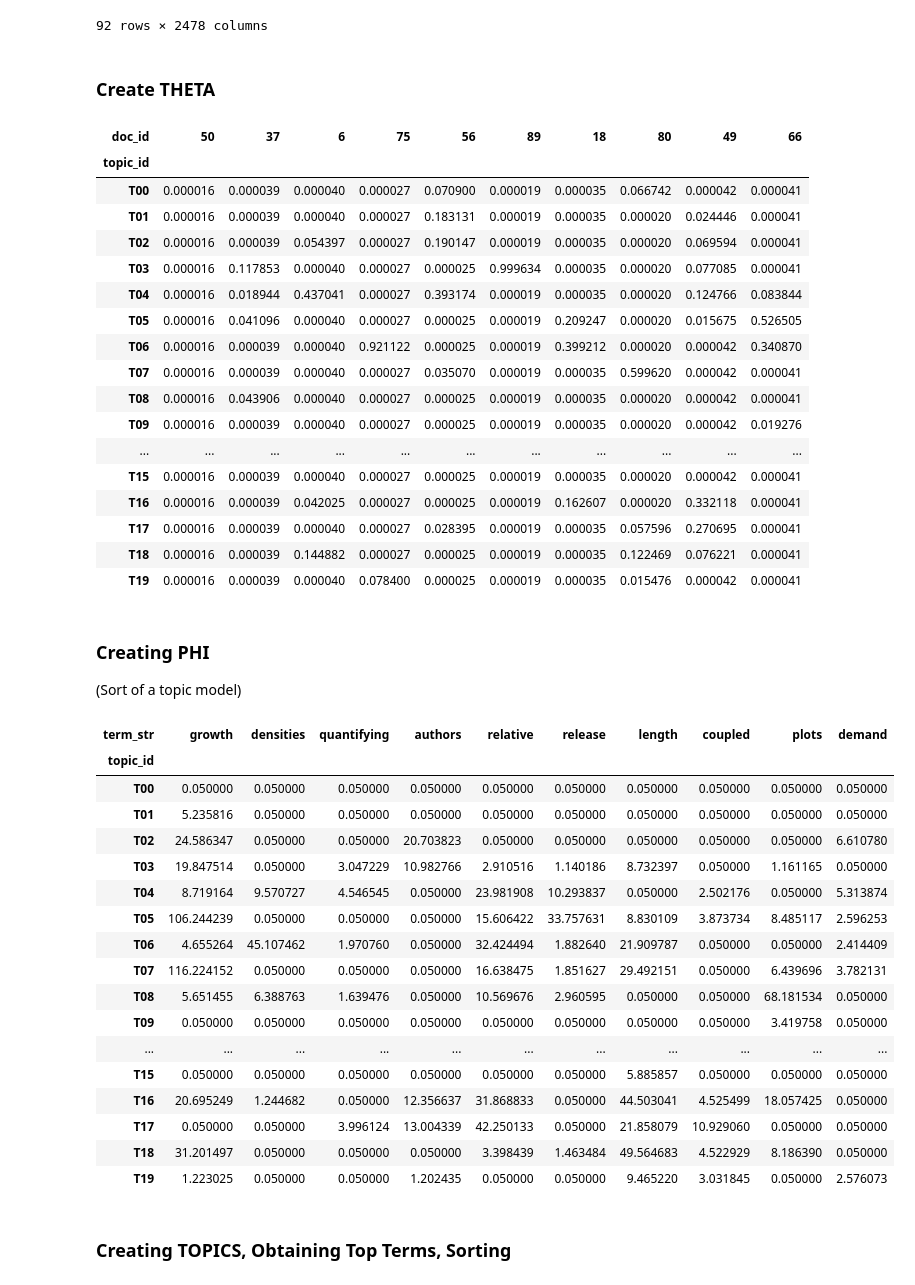
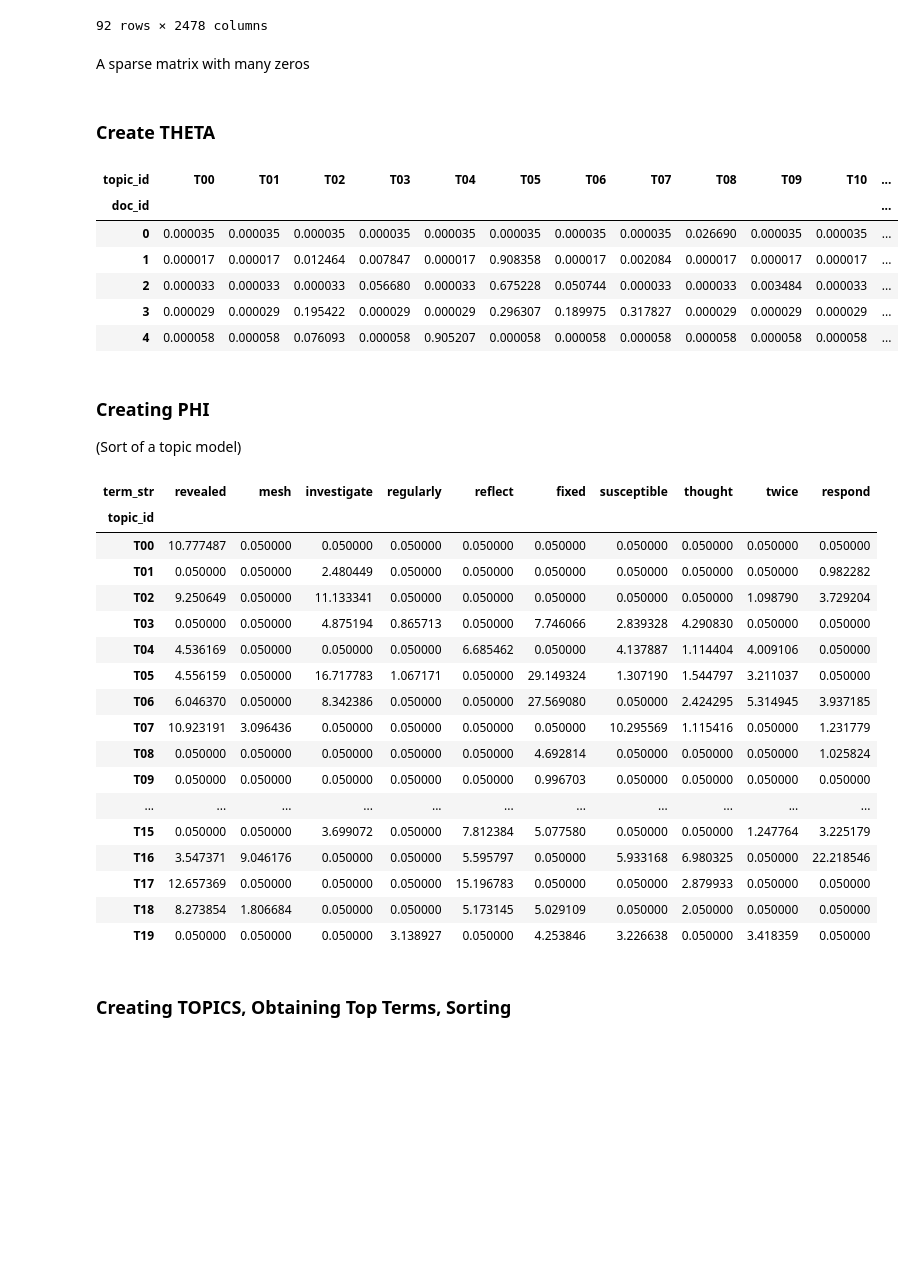
Before and after one commit to caroline-kranefuss/evolving_sentiment_climate, a Jupyter notebook: notebooks/LDA.ipynb, the cells around one changed output. Saved outputs shown, nothing was run; the diff lists cells and outputs as text; code cells hidden in the pictures; blank space fills up the shorter version.

```diff
--- a/notebooks/LDA.ipynb
+++ b/notebooks/LDA.ipynb
@@ -139,6 +139,8 @@ DTM
 | 90 | 1 | 0 | 0 | 1 | 1 | 0 | 5 | 2 | 1 | 0 | ... | ... |
 | 91 | 1 | 0 | 0 | 0 | 2 | 0 | 1 | 5 | 1 | 0 | ... | ... |
 92 rows × 2478 columns
+# %% [markdown]
+A sparse matrix with many zeros
 # %%
 #settings
 n_topics = 20
@@ -156,26 +158,18 @@ topic_model = topic_engine.fit_transform(count_model)
 # %%
 THETA = pd.DataFrame(topic_model, index=DOCS.index, columns=TNAMES)
 THETA.columns.name = 'topic_id'
 THETA.sample(10).T.style.background_gradient(axis=None) # Use default color map
+# Save
+THETA.to_csv("csvs/LDA/THETA.csv")
+THETA.head()
 # %% [output]
-| doc_id | 50 | 37 | 6 | 75 | 56 | 89 | 18 | 80 | 49 | 66 |
-| topic_id |  |  |  |  |  |  |  |  |  |  |
-| T00 | 0.000016 | 0.000039 | 0.000040 | 0.000027 | 0.070900 | 0.000019 | 0.000035 | 0.066742 | 0.000042 | 0.000041 |
-| T01 | 0.000016 | 0.000039 | 0.000040 | 0.000027 | 0.183131 | 0.000019 | 0.000035 | 0.000020 | 0.024446 | 0.000041 |
-| T02 | 0.000016 | 0.000039 | 0.054397 | 0.000027 | 0.190147 | 0.000019 | 0.000035 | 0.000020 | 0.069594 | 0.000041 |
-| T03 | 0.000016 | 0.117853 | 0.000040 | 0.000027 | 0.000025 | 0.999634 | 0.000035 | 0.000020 | 0.077085 | 0.000041 |
-| T04 | 0.000016 | 0.018944 | 0.437041 | 0.000027 | 0.393174 | 0.000019 | 0.000035 | 0.000020 | 0.124766 | 0.083844 |
-| T05 | 0.000016 | 0.041096 | 0.000040 | 0.000027 | 0.000025 | 0.000019 | 0.209247 | 0.000020 | 0.015675 | 0.526505 |
-| T06 | 0.000016 | 0.000039 | 0.000040 | 0.921122 | 0.000025 | 0.000019 | 0.399212 | 0.000020 | 0.000042 | 0.340870 |
-| T07 | 0.000016 | 0.000039 | 0.000040 | 0.000027 | 0.035070 | 0.000019 | 0.000035 | 0.599620 | 0.000042 | 0.000041 |
-| T08 | 0.000016 | 0.043906 | 0.000040 | 0.000027 | 0.000025 | 0.000019 | 0.000035 | 0.000020 | 0.000042 | 0.000041 |
-| T09 | 0.000016 | 0.000039 | 0.000040 | 0.000027 | 0.000025 | 0.000019 | 0.000035 | 0.000020 | 0.000042 | 0.019276 |
-| ... | ... | ... | ... | ... | ... | ... | ... | ... | ... | ... |
-| T15 | 0.000016 | 0.000039 | 0.000040 | 0.000027 | 0.000025 | 0.000019 | 0.000035 | 0.000020 | 0.000042 | 0.000041 |
-| T16 | 0.000016 | 0.000039 | 0.042025 | 0.000027 | 0.000025 | 0.000019 | 0.162607 | 0.000020 | 0.332118 | 0.000041 |
-| T17 | 0.000016 | 0.000039 | 0.000040 | 0.000027 | 0.028395 | 0.000019 | 0.000035 | 0.057596 | 0.270695 | 0.000041 |
-| T18 | 0.000016 | 0.000039 | 0.144882 | 0.000027 | 0.000025 | 0.000019 | 0.000035 | 0.122469 | 0.076221 | 0.000041 |
-| T19 | 0.000016 | 0.000039 | 0.000040 | 0.078400 | 0.000025 | 0.000019 | 0.000035 | 0.015476 | 0.000042 | 0.000041 |
+| topic_id | T00 | T01 | T02 | T03 | T04 | T05 | T06 | T07 | T08 | T09 | T10 | ... |
+| doc_id |  |  |  |  |  |  |  |  |  |  |  | ... |
+| 0 | 0.000035 | 0.000035 | 0.000035 | 0.000035 | 0.000035 | 0.000035 | 0.000035 | 0.000035 | 0.026690 | 0.000035 | 0.000035 | ... |
+| 1 | 0.000017 | 0.000017 | 0.012464 | 0.007847 | 0.000017 | 0.908358 | 0.000017 | 0.002084 | 0.000017 | 0.000017 | 0.000017 | ... |
+| 2 | 0.000033 | 0.000033 | 0.000033 | 0.056680 | 0.000033 | 0.675228 | 0.050744 | 0.000033 | 0.000033 | 0.003484 | 0.000033 | ... |
+| 3 | 0.000029 | 0.000029 | 0.195422 | 0.000029 | 0.000029 | 0.296307 | 0.189975 | 0.317827 | 0.000029 | 0.000029 | 0.000029 | ... |
+| 4 | 0.000058 | 0.000058 | 0.076093 | 0.000058 | 0.905207 | 0.000058 | 0.000058 | 0.000058 | 0.000058 | 0.000058 | 0.000058 | ... |
 # %% [markdown]
 ### Creating PHI
 
@@ -184,26 +178,28 @@ THETA.sample(10).T.style.background_gradient(axis=None) # Use default color map
 PHI = pd.DataFrame(topic_engine.components_, columns=TERMS, index=TNAMES)
 PHI.index.name = 'topic_id'
 PHI.columns.name = 'term_str'
+# Save
+PHI.to_csv("csvs/LDA/PHI.csv")
 PHI.T.sample(10).T.style.background_gradient(axis=None)
 # %% [output]
-| term_str | growth | densities | quantifying | authors | relative | release | length | coupled | plots | demand |
+| term_str | revealed | mesh | investigate | regularly | reflect | fixed | susceptible | thought | twice | respond |
 | topic_id |  |  |  |  |  |  |  |  |  |  |
-| T00 | 0.050000 | 0.050000 | 0.050000 | 0.050000 | 0.050000 | 0.050000 | 0.050000 | 0.050000 | 0.050000 | 0.050000 |
-| T01 | 5.235816 | 0.050000 | 0.050000 | 0.050000 | 0.050000 | 0.050000 | 0.050000 | 0.050000 | 0.050000 | 0.050000 |
-| T02 | 24.586347 | 0.050000 | 0.050000 | 20.703823 | 0.050000 | 0.050000 | 0.050000 | 0.050000 | 0.050000 | 6.610780 |
-| T03 | 19.847514 | 0.050000 | 3.047229 | 10.982766 | 2.910516 | 1.140186 | 8.732397 | 0.050000 | 1.161165 | 0.050000 |
-| T04 | 8.719164 | 9.570727 | 4.546545 | 0.050000 | 23.981908 | 10.293837 | 0.050000 | 2.502176 | 0.050000 | 5.313874 |
-| T05 | 106.244239 | 0.050000 | 0.050000 | 0.050000 | 15.606422 | 33.757631 | 8.830109 | 3.873734 | 8.485117 | 2.596253 |
-| T06 | 4.655264 | 45.107462 | 1.970760 | 0.050000 | 32.424494 | 1.882640 | 21.909787 | 0.050000 | 0.050000 | 2.414409 |
-| T07 | 116.224152 | 0.050000 | 0.050000 | 0.050000 | 16.638475 | 1.851627 | 29.492151 | 0.050000 | 6.439696 | 3.782131 |
-| T08 | 5.651455 | 6.388763 | 1.639476 | 0.050000 | 10.569676 | 2.960595 | 0.050000 | 0.050000 | 68.181534 | 0.050000 |
-| T09 | 0.050000 | 0.050000 | 0.050000 | 0.050000 | 0.050000 | 0.050000 | 0.050000 | 0.050000 | 3.419758 | 0.050000 |
+| T00 | 10.777487 | 0.050000 | 0.050000 | 0.050000 | 0.050000 | 0.050000 | 0.050000 | 0.050000 | 0.050000 | 0.050000 |
+| T01 | 0.050000 | 0.050000 | 2.480449 | 0.050000 | 0.050000 | 0.050000 | 0.050000 | 0.050000 | 0.050000 | 0.982282 |
+| T02 | 9.250649 | 0.050000 | 11.133341 | 0.050000 | 0.050000 | 0.050000 | 0.050000 | 0.050000 | 1.098790 | 3.729204 |
+| T03 | 0.050000 | 0.050000 | 4.875194 | 0.865713 | 0.050000 | 7.746066 | 2.839328 | 4.290830 | 0.050000 | 0.050000 |
+| T04 | 4.536169 | 0.050000 | 0.050000 | 0.050000 | 6.685462 | 0.050000 | 4.137887 | 1.114404 | 4.009106 | 0.050000 |
+| T05 | 4.556159 | 0.050000 | 16.717783 | 1.067171 | 0.050000 | 29.149324 | 1.307190 | 1.544797 | 3.211037 | 0.050000 |
+| T06 | 6.046370 | 0.050000 | 8.342386 | 0.050000 | 0.050000 | 27.569080 | 0.050000 | 2.424295 | 5.314945 | 3.937185 |
+| T07 | 10.923191 | 3.096436 | 0.050000 | 0.050000 | 0.050000 | 0.050000 | 10.295569 | 1.115416 | 0.050000 | 1.231779 |
+| T08 | 0.050000 | 0.050000 | 0.050000 | 0.050000 | 0.050000 | 4.692814 | 0.050000 | 0.050000 | 0.050000 | 1.025824 |
+| T09 | 0.050000 | 0.050000 | 0.050000 | 0.050000 | 0.050000 | 0.996703 | 0.050000 | 0.050000 | 0.050000 | 0.050000 |
 | ... | ... | ... | ... | ... | ... | ... | ... | ... | ... | ... |
-| T15 | 0.050000 | 0.050000 | 0.050000 | 0.050000 | 0.050000 | 0.050000 | 5.885857 | 0.050000 | 0.050000 | 0.050000 |
-| T16 | 20.695249 | 1.244682 | 0.050000 | 12.356637 | 31.868833 | 0.050000 | 44.503041 | 4.525499 | 18.057425 | 0.050000 |
-| T17 | 0.050000 | 0.050000 | 3.996124 | 13.004339 | 42.250133 | 0.050000 | 21.858079 | 10.929060 | 0.050000 | 0.050000 |
-| T18 | 31.201497 | 0.050000 | 0.050000 | 0.050000 | 3.398439 | 1.463484 | 49.564683 | 4.522929 | 8.186390 | 0.050000 |
-| T19 | 1.223025 | 0.050000 | 0.050000 | 1.202435 | 0.050000 | 0.050000 | 9.465220 | 3.031845 | 0.050000 | 2.576073 |
+| T15 | 0.050000 | 0.050000 | 3.699072 | 0.050000 | 7.812384 | 5.077580 | 0.050000 | 0.050000 | 1.247764 | 3.225179 |
+| T16 | 3.547371 | 9.046176 | 0.050000 | 0.050000 | 5.595797 | 0.050000 | 5.933168 | 6.980325 | 0.050000 | 22.218546 |
+| T17 | 12.657369 | 0.050000 | 0.050000 | 0.050000 | 15.196783 | 0.050000 | 0.050000 | 2.879933 | 0.050000 | 0.050000 |
+| T18 | 8.273854 | 1.806684 | 0.050000 | 0.050000 | 5.173145 | 5.029109 | 0.050000 | 2.050000 | 0.050000 | 0.050000 |
+| T19 | 0.050000 | 0.050000 | 0.050000 | 3.138927 | 0.050000 | 4.253846 | 3.226638 | 0.050000 | 3.418359 | 0.050000 |
 # %% [markdown]
 ### Creating TOPICS, Obtaining Top Terms, Sorting
 # %%
```
Also changed, not shown: parts of 9 cells of this notebook, 3 other files.
